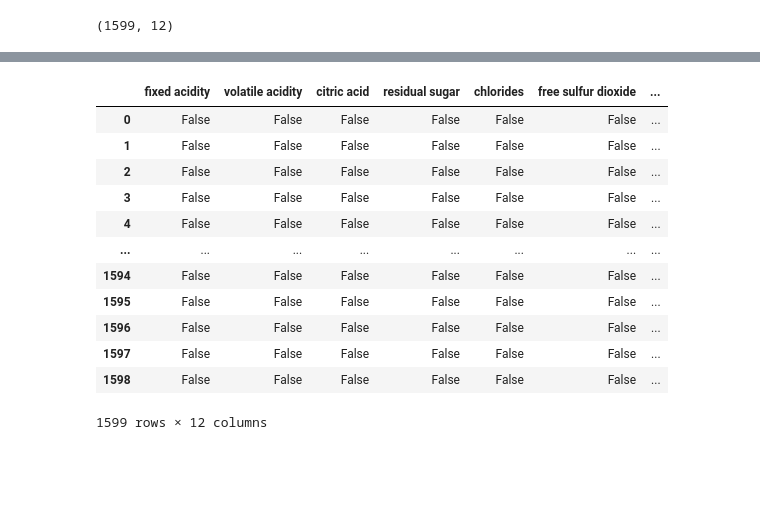
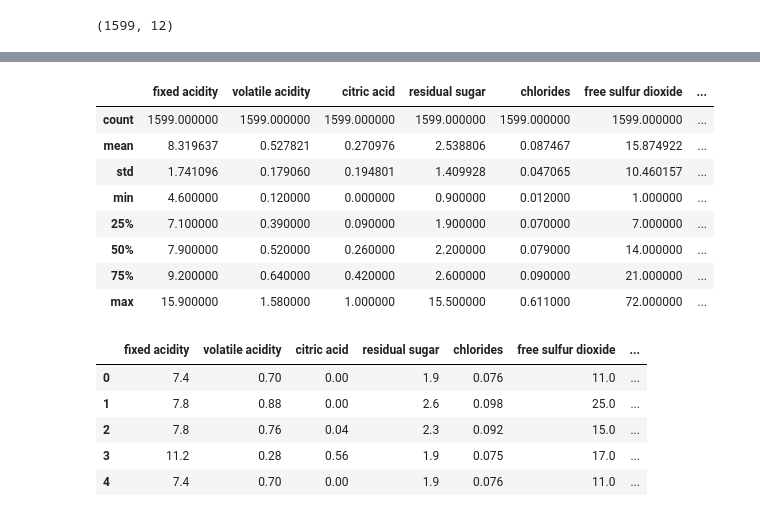
Before and after one commit to ElSeaCL/kaggle_redwine, a Jupyter notebook: code/red_wine_EDA.ipynb, the cells around one changed output, grey strips where cells are left out. Cells and saved outputs as stored; diff of their text form; code cells hidden in the pictures; blank space fills up the shorter version.

```diff
--- a/code/red_wine_EDA.ipynb
+++ b/code/red_wine_EDA.ipynb
@@ -54,16 +57,21 @@ df_total
 # %%
-df_total.isnull()
+df_total.describe()
 # %% [output]
 |  | fixed acidity | volatile acidity | citric acid | residual sugar | chlorides | free sulfur dioxide | ... |
-| 0 | False | False | False | False | False | False | ... |
-| 1 | False | False | False | False | False | False | ... |
-| 2 | False | False | False | False | False | False | ... |
-| 3 | False | False | False | False | False | False | ... |
-| 4 | False | False | False | False | False | False | ... |
-| ... | ... | ... | ... | ... | ... | ... | ... |
-| 1594 | False | False | False | False | False | False | ... |
-| 1595 | False | False | False | False | False | False | ... |
-| 1596 | False | False | False | False | False | False | ... |
-| 1597 | False | False | False | False | False | False | ... |
-| 1598 | False | False | False | False | False | False | ... |
+| count | 1599.000000 | 1599.000000 | 1599.000000 | 1599.000000 | 1599.000000 | 1599.000000 | ... |
+| mean | 8.319637 | 0.527821 | 0.270976 | 2.538806 | 0.087467 | 15.874922 | ... |
+| std | 1.741096 | 0.179060 | 0.194801 | 1.409928 | 0.047065 | 10.460157 | ... |
+| min | 4.600000 | 0.120000 | 0.000000 | 0.900000 | 0.012000 | 1.000000 | ... |
+| 25% | 7.100000 | 0.390000 | 0.090000 | 1.900000 | 0.070000 | 7.000000 | ... |
+| 50% | 7.900000 | 0.520000 | 0.260000 | 2.200000 | 0.079000 | 14.000000 | ... |
+| 75% | 9.200000 | 0.640000 | 0.420000 | 2.600000 | 0.090000 | 21.000000 | ... |
+| max | 15.900000 | 1.580000 | 1.000000 | 15.500000 | 0.611000 | 72.000000 | ... |
-1599 rows × 12 columns
+# %%
+df_total.head(5)
+# %% [output]
+|  | fixed acidity | volatile acidity | citric acid | residual sugar | chlorides | free sulfur dioxide | ... |
+| 0 | 7.4 | 0.70 | 0.00 | 1.9 | 0.076 | 11.0 | ... |
+| 1 | 7.8 | 0.88 | 0.00 | 2.6 | 0.098 | 25.0 | ... |
+| 2 | 7.8 | 0.76 | 0.04 | 2.3 | 0.092 | 15.0 | ... |
+| 3 | 11.2 | 0.28 | 0.56 | 1.9 | 0.075 | 17.0 | ... |
+| 4 | 7.4 | 0.70 | 0.00 | 1.9 | 0.076 | 11.0 | ... |
```
Also changed, not shown: parts of 62 cells of this notebook.
